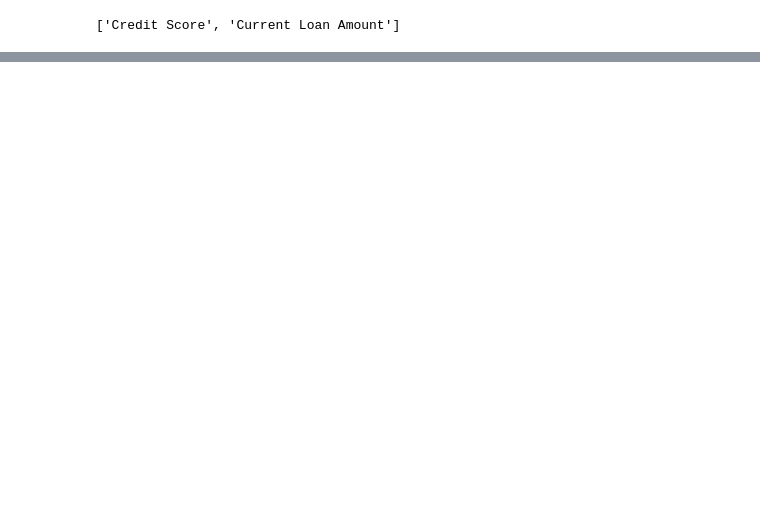
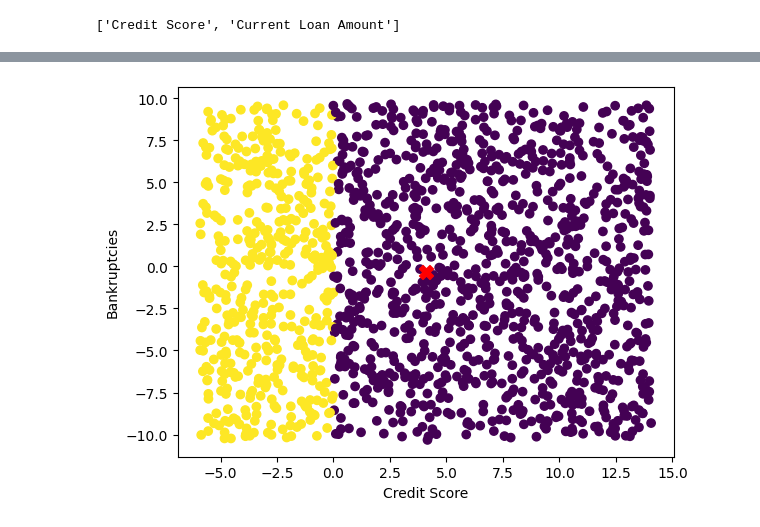
Before and after one commit to colinoy/FastCG, a Jupyter notebook: test_code.ipynb, the cells around one changed output, grey strips where cells are left out. Cells and saved outputs as stored; diff of their text form; code cells hidden in the pictures; blank space fills up the shorter version.

```diff
--- a/test_code.ipynb
+++ b/test_code.ipynb
@@ -123,0 +173,2 @@ obs_st
+# %%
+X_gen, y_gen = op.generate_uniform_points(obs_st, 1500, 10)
@@ -162,0 +257,9 @@ radius, data_res = op.optics(2,7)
+# %%
+plt.figure()
+plt.scatter(x = X_gen[a],y = X_gen[b],  c= y_gen, cmap = 'viridis')
+plt.scatter(x = obs_st[a], y = obs_st[b], c='red', marker='X', s = 100)
+plt.xlabel(a)
+plt.ylabel(b)
+plt.show()
+# %% [output]
+[figure, added]
```
Also changed, not shown: parts of 85 cells of this notebook, 1 other file.
